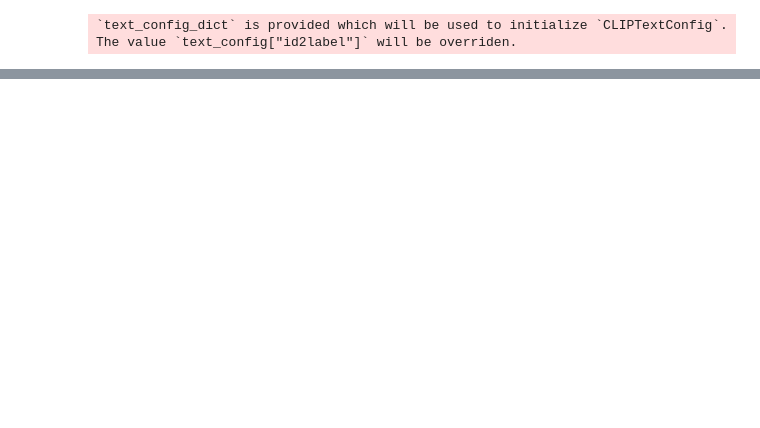
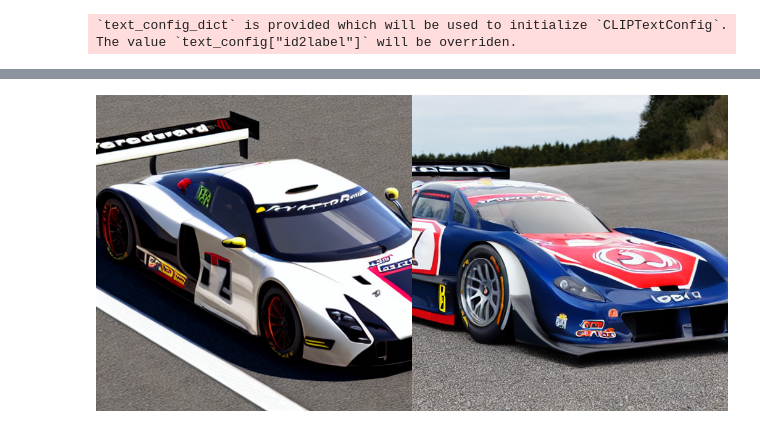
Before and after one commit to Speedyderat/Robot_Face_Generator, a Jupyter notebook: Robot_Face_Generator.ipynb, the cells around one changed output, grey strips where cells are left out. Drawn from its saved outputs; the diff is of its cells as text; code cells hidden in the pictures; blank space fills up the shorter version.

```diff
--- a/Robot_Face_Generator.ipynb
+++ b/Robot_Face_Generator.ipynb
@@ -67,9 +68,9 @@ def image_grid(imgs, rows, cols):
 #orch.backends.cuda.matmul.allow_tf32 = False
 pipe = StableDiffusionPipeline.from_pretrained(
     "runwayml/stable-diffusion-v1-5",
-    torch_dtype=torch.float16,
+    torch_dtype=torch.float16
 )
-pipe.enable_sequential_cpu_offload()
+#pipe.enable_sequential_cpu_offload()
 #generator = torch.Generator("cuda").manual_seed(1024)
 # %% [output]
 `text_config_dict` is provided which will be used to initialize `CLIPTextConfig`. The value `text_config["id2label"]` will be overriden.
@@ -108,9 +98,14 @@ neg_prompt = "painting"
+# %%
+prompt = "race car"
+neg_prompt = "painting"
 # %%
 num_images = 2
 Multi_prompt = [prompt] * num_images
 Multi_prompt_N = [neg_prompt] * num_images
 
 images = pipe(prompt=Multi_prompt, negative_prompt=Multi_prompt_N).images
 
-grid = image_grid(images, rows=1, cols=4)
+grid = image_grid(images, rows=1, cols=2)
 display(grid)
+# %% [output]
+[figure, added]
```
Also changed, not shown: parts of 22 cells of this notebook.
